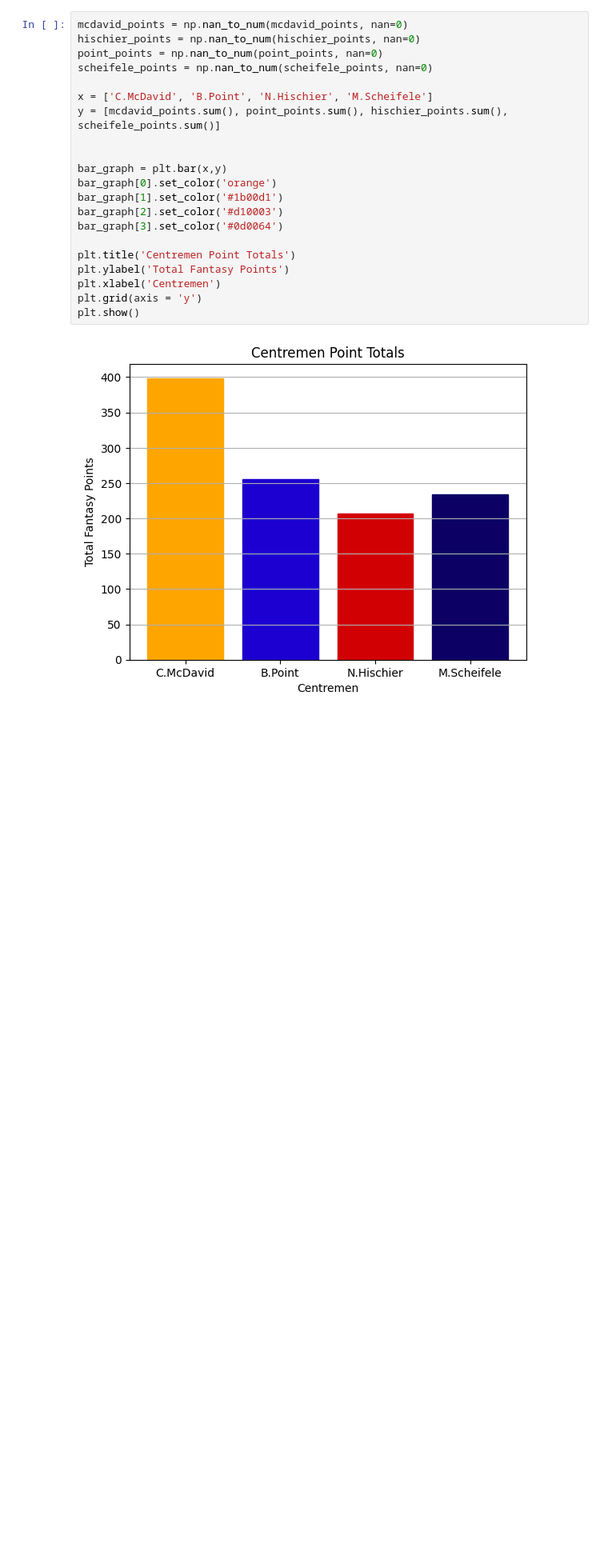
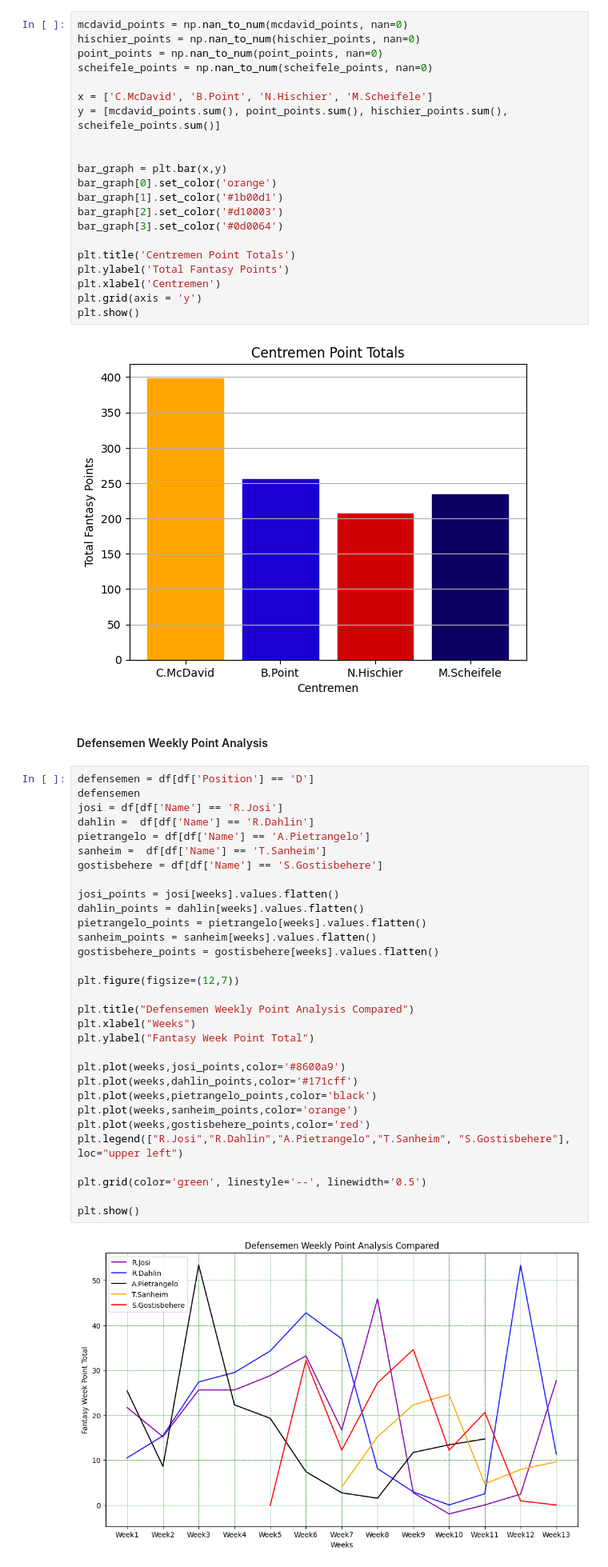
Before and after one commit to carsonbennett1/Hockey-Player-Analysis-Project, a Jupyter notebook: Fantasy_Analysis.ipynb, the cells around one changed output. Shown: that part at 80% size. Drawn from its saved outputs; the diff is of its cells as text; blank space fills up the shorter version.

Commit message:
defensemen_coding

```diff
--- a/Fantasy_Analysis.ipynb
+++ b/Fantasy_Analysis.ipynb
@@ -138,3 +138,38 @@ plt.grid(axis = 'y')
 plt.show()
 # %% [output]
 [figure]
+# %% [markdown]
+#### Defensemen Weekly Point Analysis
+# %%
+defensemen = df[df['Position'] == 'D']
+defensemen
+josi = df[df['Name'] == 'R.Josi']
+dahlin =  df[df['Name'] == 'R.Dahlin']
+pietrangelo = df[df['Name'] == 'A.Pietrangelo']
+sanheim =  df[df['Name'] == 'T.Sanheim']
+gostisbehere = df[df['Name'] == 'S.Gostisbehere']
+
+josi_points = josi[weeks].values.flatten()
+dahlin_points = dahlin[weeks].values.flatten()
+pietrangelo_points = pietrangelo[weeks].values.flatten()
+sanheim_points = sanheim[weeks].values.flatten()
+gostisbehere_points = gostisbehere[weeks].values.flatten()
+
+plt.figure(figsize=(12,7))
+
+plt.title("Defensemen Weekly Point Analysis Compared")
+plt.xlabel("Weeks")
+plt.ylabel("Fantasy Week Point Total")
+
+plt.plot(weeks,josi_points,color='#8600a9')
+plt.plot(weeks,dahlin_points,color='#171cff')
+plt.plot(weeks,pietrangelo_points,color='black')
+plt.plot(weeks,sanheim_points,color='orange')
+plt.plot(weeks,gostisbehere_points,color='red')
+plt.legend(["R.Josi","R.Dahlin","A.Pietrangelo","T.Sanheim", "S.Gostisbehere"], loc="upper left")
+
+plt.grid(color='green', linestyle='--', linewidth='0.5')
+
+plt.show()
+# %% [output]
+[figure, added]
```
Also changed, not shown: 1 other file.
